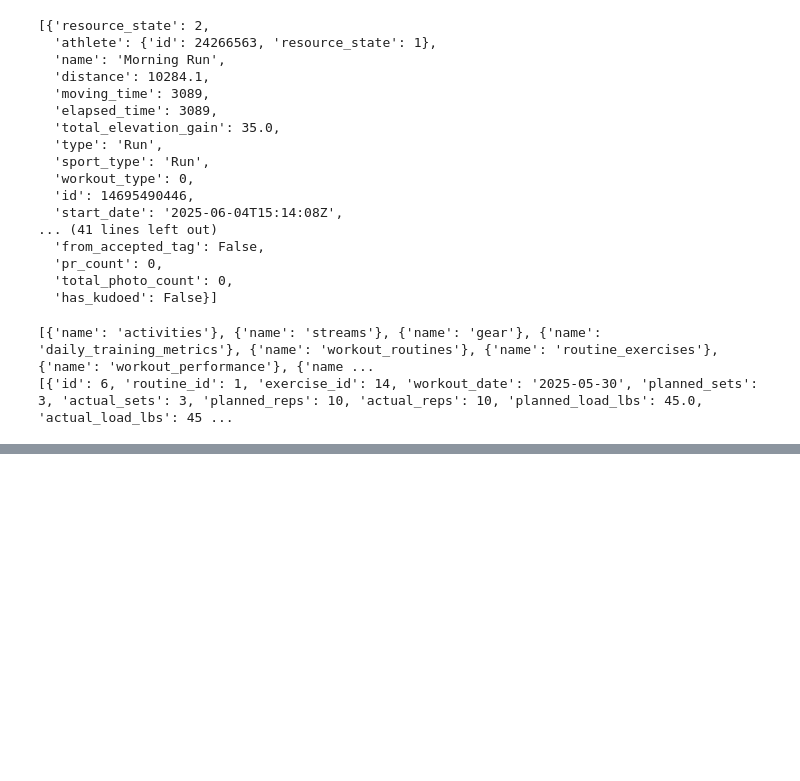
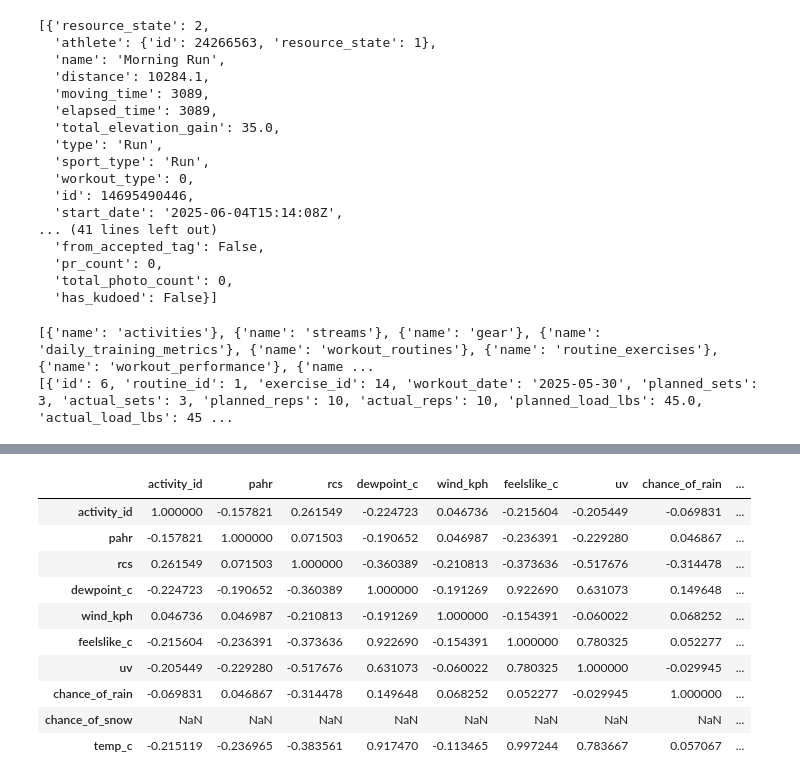
Before and after one commit to FueledByOat/RunningHub, a Jupyter notebook: dev.ipynb, the cells around one changed output, grey strips where cells are left out. Drawn from its saved outputs; the diff is of its cells as text; code cells hidden in the pictures; blank space fills up the shorter version.

```diff
--- a/dev.ipynb
+++ b/dev.ipynb
@@ -3712,0 +3781,14 @@ print(db_utils.dicts_from_rows(output_2))
+# %%
+df.corr(numeric_only=True)
+# %% [output]
+|  | activity_id | pahr | rcs | dewpoint_c | wind_kph | feelslike_c | uv | chance_of_rain | ... |
+| activity_id | 1.000000 | -0.157821 | 0.261549 | -0.224723 | 0.046736 | -0.215604 | -0.205449 | -0.069831 | ... |
+| pahr | -0.157821 | 1.000000 | 0.071503 | -0.190652 | 0.046987 | -0.236391 | -0.229280 | 0.046867 | ... |
+| rcs | 0.261549 | 0.071503 | 1.000000 | -0.360389 | -0.210813 | -0.373636 | -0.517676 | -0.314478 | ... |
+| dewpoint_c | -0.224723 | -0.190652 | -0.360389 | 1.000000 | -0.191269 | 0.922690 | 0.631073 | 0.149648 | ... |
+| wind_kph | 0.046736 | 0.046987 | -0.210813 | -0.191269 | 1.000000 | -0.154391 | -0.060022 | 0.068252 | ... |
+| feelslike_c | -0.215604 | -0.236391 | -0.373636 | 0.922690 | -0.154391 | 1.000000 | 0.780325 | 0.052277 | ... |
+| uv | -0.205449 | -0.229280 | -0.517676 | 0.631073 | -0.060022 | 0.780325 | 1.000000 | -0.029945 | ... |
+| chance_of_rain | -0.069831 | 0.046867 | -0.314478 | 0.149648 | 0.068252 | 0.052277 | -0.029945 | 1.000000 | ... |
+| chance_of_snow | NaN | NaN | NaN | NaN | NaN | NaN | NaN | NaN | ... |
+| temp_c | -0.215119 | -0.236965 | -0.383561 | 0.917470 | -0.113465 | 0.997244 | 0.783667 | 0.057067 | ... |
```
Also changed, not shown: parts of 3 cells of this notebook, 6 other files.
